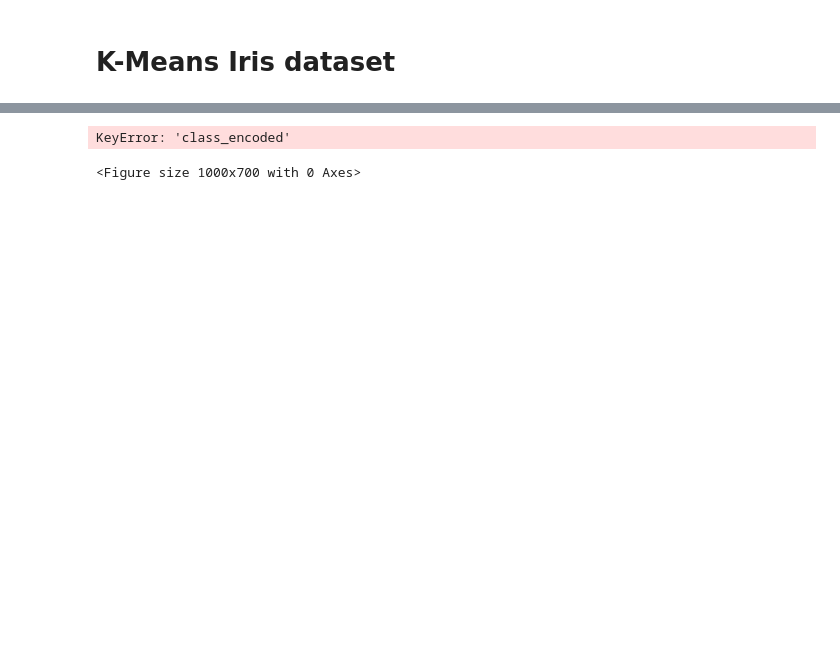
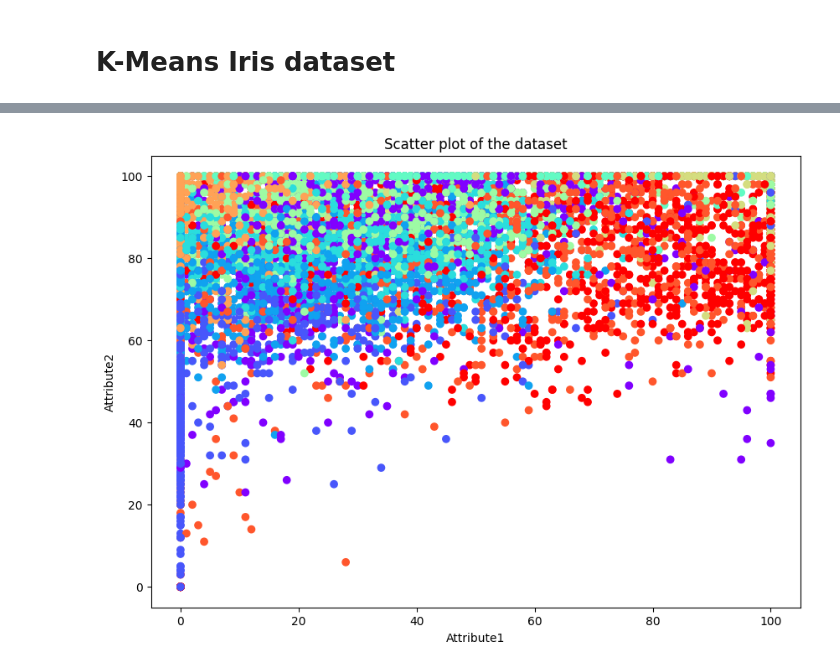
Before and after one commit to SantoQT/Miniproject, a Jupyter notebook: Model/K-Means/4_digits.ipynb, the cells around one changed output, grey strips where cells are left out. Cells and saved outputs as stored; diff of their text form; code cells hidden in the pictures; blank space fills up the shorter version.

```diff
--- a/Model/K-Means/4_digits.ipynb
+++ b/Model/K-Means/4_digits.ipynb
@@ -111,11 +128,10 @@ DEBUG:matplotlib.colorbar:locator: <matplotlib.ticker.AutoLocator object at 0x..
 # %%
 
 plt.figure(figsize=(10, 7))
-plt.scatter(df.iloc[:, 0], df.iloc[:, 1], c=df['class_encoded'], cmap='rainbow')
+plt.scatter(df.iloc[:, 0], df.iloc[:, 1], c=labels, cmap='rainbow')
 plt.xlabel(df.columns[0])
 plt.ylabel(df.columns[1])
 plt.title("Scatter plot of the dataset")
 plt.show()
 # %% [output]
-KeyError: 'class_encoded'
-<Figure size 1000x700 with 0 Axes>
+[figure, added]
```
Also changed, not shown: parts of 4 cells of this notebook, 4 other files.
